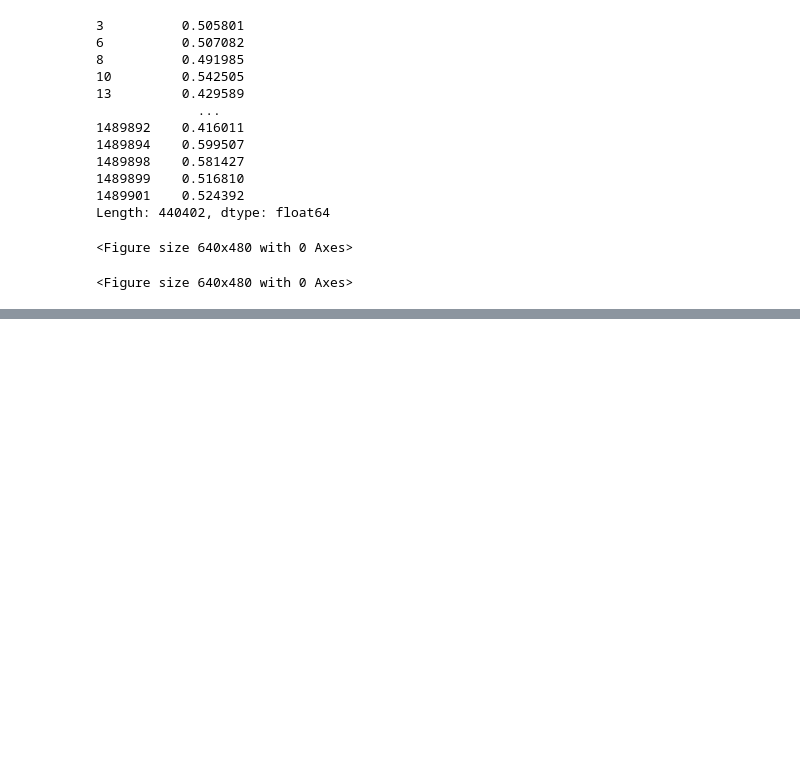
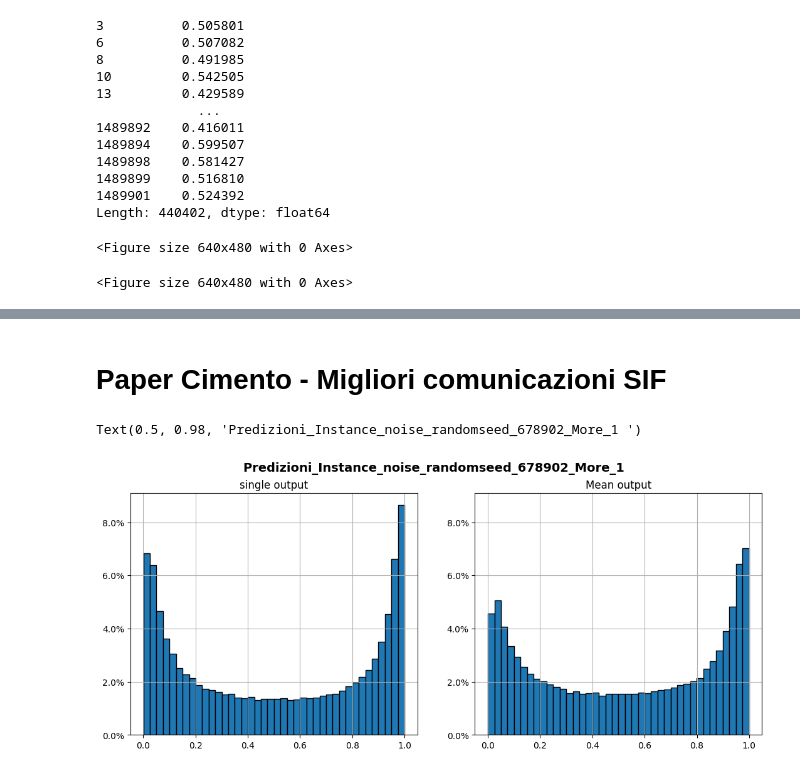
Before and after one commit to Nemenick/primoprogetto, a Jupyter notebook: Codici/_Predizioni_bag_plot.ipynb, the cells around one changed output, grey strips where cells are left out. Saved outputs shown, nothing was run; the diff lists cells and outputs as text; code cells hidden in the pictures; blank space fills up the shorter version.

```diff
--- a/Codici/_Predizioni_bag_plot.ipynb
+++ b/Codici/_Predizioni_bag_plot.ipynb
@@ -670,0 +603,52 @@ plt.savefig(f"/home/silvia/Desktop/Immagini/{nome}.jpg")
+# %% [markdown]
+# Paper Cimento - Migliori comunicazioni SIF
+# %%
+# Single vs Ensemble
+import pandas as pd
+import numpy as np
+from matplotlib.ticker import PercentFormatter
+import matplotlib.pyplot as plt
+
+binn = 40
+nome = "Predizioni_Instance_noise_randomseed_678902_More_1"
+#nome = "Predizioni_Instance_Undecidable_normalized_More_1"
+#nome = "Predizioni_Instance_New_pol_shift_0_More_1"
+
+pat = f"/home/silvia/Documents/GitHub/primoprogetto/Codici/Tentativi/More_1/{nome}.csv"
+
+
+
+
+datapd = pd.read_csv(pat)
+datapd = datapd.drop("traccia", axis=1)
+datapd = datapd.drop("y_Mano", axis=1)
+
+mean = datapd.mean(axis=1)
+mean
+
+
+
+
+nbins = 40
+bin_edges = []
+# bin_edges = [-0.4,0.4,0.6,1.4,1.6,2.4,2.6,3.4,3.6,4.4,4.6,5.4,5.6,6.4,6.6,7.4]
+for i in range(9):
+    bin_edges.append(-0.4+i)
+    bin_edges.append(0.4+i)
+
+fig, axi = plt.subplots(1,2, figsize=(13,5))
+
+datapd["y_predict3"].hist(bins=binn, edgecolor="black",   ax=axi[0],weights=np.ones(len(datapd["y_predict1"])) / len(datapd["y_predict1"]))
+mean.hist(bins=binn, edgecolor="black",   ax=axi[1],weights=np.ones(len(mean)) / len(mean))
+axi[0].yaxis.set_major_formatter(PercentFormatter(1))
+axi[0].set_title("single output", wrap=True, loc='center')
+axi[1].set_ylim([0,axi[0].set_ylim()[1]])
+
+axi[1].yaxis.set_major_formatter(PercentFormatter(1))
+axi[1].set_title("Mean output", wrap=True)
+
+fig.suptitle(f"{nome} ", fontsize=14, fontweight='bold')
+#plt.savefig(f"/home/silvia/Desktop/Immagini/{nome}.jpg")
+# %% [output]
+Text(0.5, 0.98, 'Predizioni_Instance_noise_randomseed_678902_More_1 ')
+[figure, added]
```
Also changed, not shown: parts of 10 cells of this notebook, 3 other files.
